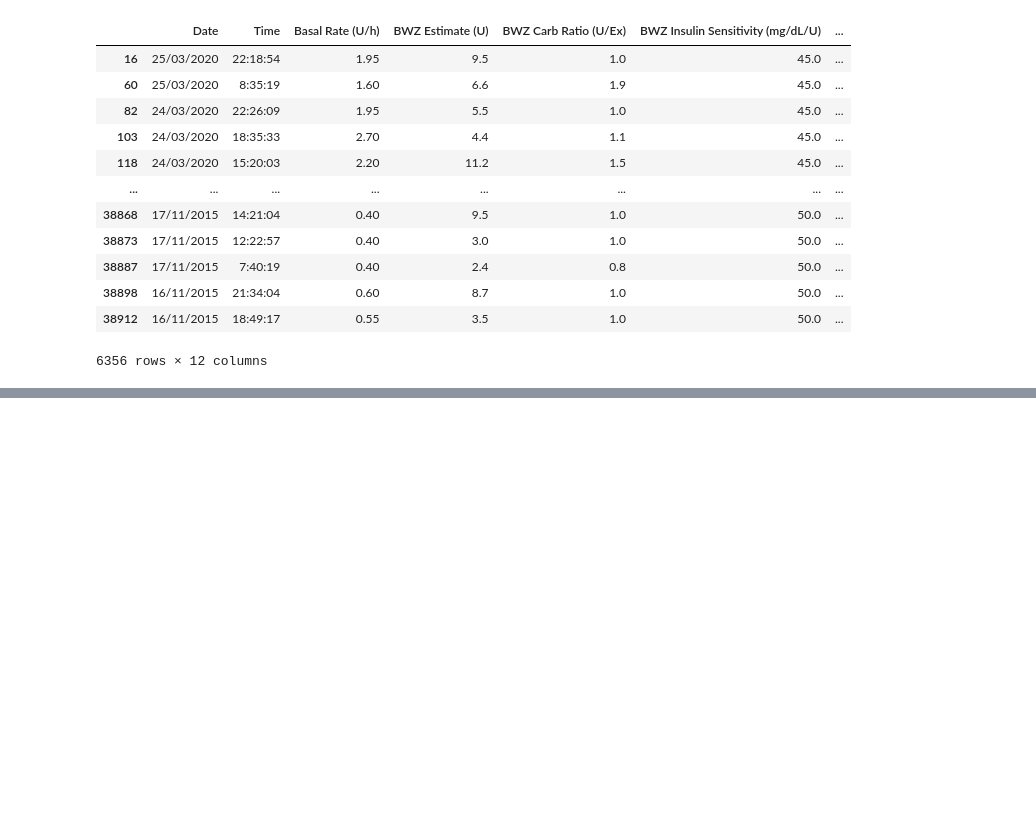
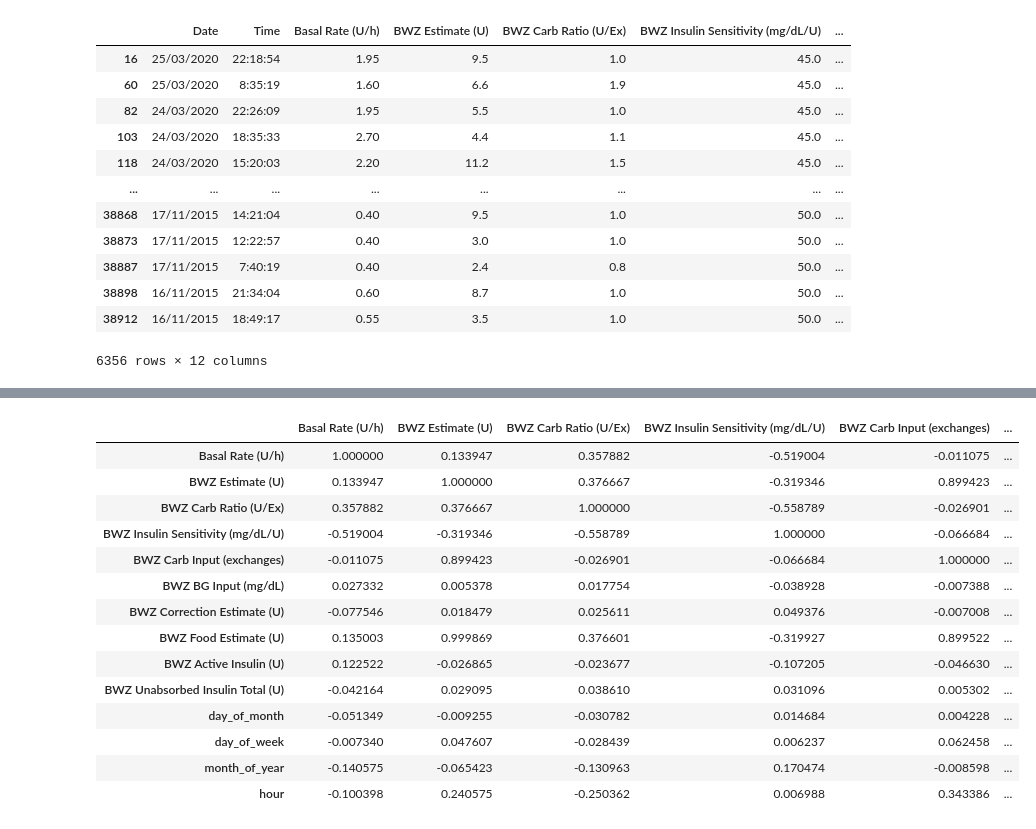
Before and after one commit to Emilioiron/Proyecto_final_Emilio, a Jupyter notebook: notebooks/visualización_y_analisis_datos.ipynb, the cells around one changed output, grey strips where cells are left out. Saved outputs shown, nothing was run; the diff lists cells and outputs as text; code cells hidden in the pictures; blank space fills up the shorter version.

```diff
--- a/notebooks/visualización_y_analisis_datos.ipynb
+++ b/notebooks/visualización_y_analisis_datos.ipynb
@@ -221,0 +215,4 @@ df
+# %%
+# Para poder utilizar los valores de la columna Date y Time después hay que pasarlos a formato 'datetime'
+data_without_nulls['Date'] = pd.to_datetime(data_without_nulls['Date'])
+data_without_nulls['Time'] = pd.to_datetime(data_without_nulls['Time'])
@@ -262,0 +234,10 @@ dtype: object
+# %%
+
+data_without_nulls['day_of_month'] = data_without_nulls['Date'].dt.day
+data_without_nulls['day_of_week'] = data_without_nulls['Date'].dt.dayofweek
+data_without_nulls['month_of_year'] = data_without_nulls['Date'].dt.month
+data_without_nulls['hour'] = data_without_nulls['Time'].dt.hour
+
+data_without_nulls.to_csv('a.csv')
+
+data_without_nulls .dtypes
@@ -262,0 +305,3 @@ dtype: object
+# %%
+filter_low_index = data_without_nulls['BWZ BG Input (mg/dL)'] < 70
+filter_high_index = data_without_nulls['BWZ BG Input (mg/dL)'] > 140
@@ -262,0 +316,6 @@ dtype: object
+# %%
+# Eliminamos datos que no son buenos para realizar el entrenamiento, es decir, datos de lectura
+# de niveles de insulina altos o bajos.
+
+Data = data_without_nulls[~(filter_low_index | filter_high_index)]
+Data.max()
@@ -262,0 +340,18 @@ dtype: object
+# %%
+Data.corr()
+# %% [output]
+|  | Basal Rate (U/h) | BWZ Estimate (U) | BWZ Carb Ratio (U/Ex) | BWZ Insulin Sensitivity (mg/dL/U) | BWZ Carb Input (exchanges) | ... |
+| Basal Rate (U/h) | 1.000000 | 0.133947 | 0.357882 | -0.519004 | -0.011075 | ... |
+| BWZ Estimate (U) | 0.133947 | 1.000000 | 0.376667 | -0.319346 | 0.899423 | ... |
+| BWZ Carb Ratio (U/Ex) | 0.357882 | 0.376667 | 1.000000 | -0.558789 | -0.026901 | ... |
+| BWZ Insulin Sensitivity (mg/dL/U) | -0.519004 | -0.319346 | -0.558789 | 1.000000 | -0.066684 | ... |
+| BWZ Carb Input (exchanges) | -0.011075 | 0.899423 | -0.026901 | -0.066684 | 1.000000 | ... |
+| BWZ BG Input (mg/dL) | 0.027332 | 0.005378 | 0.017754 | -0.038928 | -0.007388 | ... |
+| BWZ Correction Estimate (U) | -0.077546 | 0.018479 | 0.025611 | 0.049376 | -0.007008 | ... |
+| BWZ Food Estimate (U) | 0.135003 | 0.999869 | 0.376601 | -0.319927 | 0.899522 | ... |
+| BWZ Active Insulin (U) | 0.122522 | -0.026865 | -0.023677 | -0.107205 | -0.046630 | ... |
+| BWZ Unabsorbed Insulin Total (U) | -0.042164 | 0.029095 | 0.038610 | 0.031096 | 0.005302 | ... |
+| day_of_month | -0.051349 | -0.009255 | -0.030782 | 0.014684 | 0.004228 | ... |
+| day_of_week | -0.007340 | 0.047607 | -0.028439 | 0.006237 | 0.062458 | ... |
+| month_of_year | -0.140575 | -0.065423 | -0.130963 | 0.170474 | -0.008598 | ... |
+| hour | -0.100398 | 0.240575 | -0.250362 | 0.006988 | 0.343386 | ... |
```
Also changed, not shown: parts of 21 cells of this notebook, 6 other files.
